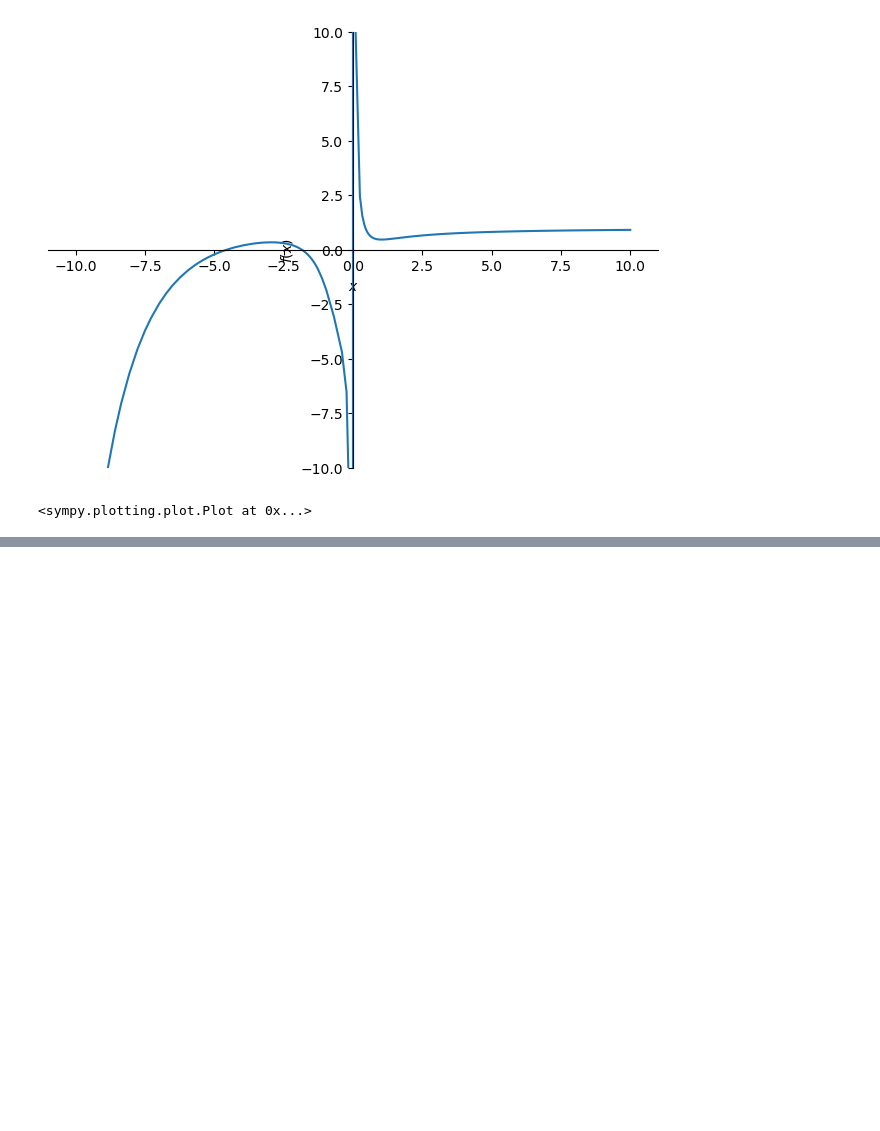
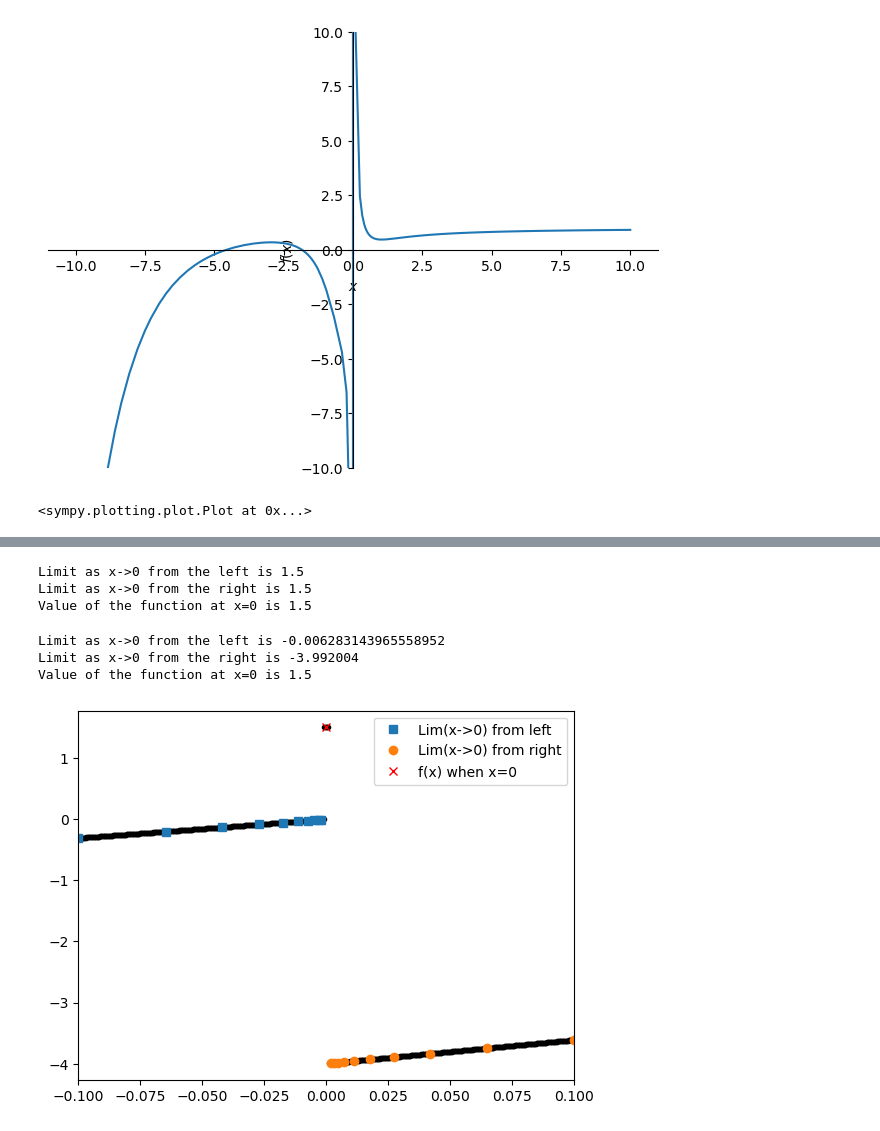
Before and after one commit to BrentGrammer/PROGNOTES, a Jupyter notebook: Calculus/limits.ipynb, the cells around one changed output, grey strips where cells are left out. Cells and saved outputs as stored; diff of their text form; code cells hidden in the pictures; blank space fills up the shorter version.

```diff
--- a/Calculus/limits.ipynb
+++ b/Calculus/limits.ipynb
@@ -282,0 +314,55 @@ zoo
+# %%
+# approximate the limit as we approach from the left and right for above fn
+
+# create logarithmically spaced numbers from -.1 to -.0002 (arbitrary range)
+# these represent the subdomains of negative and positive as x approaches 0 (for left and right limits)
+xFromLeft = -np.logspace(np.log10(.1),np.log10(.0002),10) # this starts at -.01 and approaches and gets close to 0
+xFromRight = np.logspace(np.log10(.0002),np.log10(.1),10) # positive num starts close to 0 and then gets further away to +.1
+
+# run the function with the approaches to 0 on each side:
+limitFromLeft = fx(xFromLeft)
+limitFromRight = fx(xFromRight)
+
+print(f'Limit as x->0 from the left is {limitFromLeft[-1]}') # we want the last element since it is closest to zero in that list passed into the fn
+print(f'Limit as x->0 from the right is {limitFromRight[0]}') # we want the last element since it is closest to zero in that list passed into the fn
+print(f'Value of the function at x=0 is {fx(0)}')
+
+### ***The Limits are both 1.5 and the output is 1.5 - this is WRONG! see the plot to see the limits for the left and right are different
+# What's happening is that originally the .0002 used in the xFromLeft and xFromRight ranges to approach 0 was too small and getting within the tolerance set in the function (so it was considering it as 0 and computing 1.5 per the function rule)
+# We should
+# %% [output]
+Limit as x->0 from the left is 1.5
+Limit as x->0 from the right is 1.5
+Value of the function at x=0 is 1.5
+# %%
+# Corrected with the ranges as x approaches 0 moved so they don't fall within the tolerance set in the function (probably should pass this in to the fn)
+
+# Change from .0002 to .002 so that it is outside of the tolerance set in the fn:
+xFromLeft = -np.logspace(np.log10(.1),np.log10(.002),10) # this starts at -.01 and approaches and gets close to 0
+xFromRight = np.logspace(np.log10(.002),np.log10(.1),10) # positive num starts close to 0 and then gets further away to +.1
+
+limitFromLeft = fx(xFromLeft)
+limitFromRight = fx(xFromRight)
+
+print(f'Limit as x->0 from the left is {limitFromLeft[-1]}') # we want the last element since it is closest to zero in that list passed into the fn
+print(f'Limit as x->0 from the right is {limitFromRight[0]}') # we want the last element since it is closest to zero in that list passed into the fn
+print(f'Value of the function at x=0 is {fx(0)}')
+
+# Now we see that the limits from the right and left match what we see in the plot.
+
+## Plot it out
+
+plt.plot(xx,fx(xx),'k.') # using dots `.` eliminates the vertical line artifact at the jump discontinuity in the plot
+plt.plot(xFromLeft,limitFromLeft,'s',label='Lim(x->0) from left')
+plt.plot(xFromRight,limitFromRight,'o',label='Lim(x->0) from right')
+plt.plot(0,fx(0),'rx',label='f(x) when x=0')
+# zoom in on x close to 0 to see limits better
+plt.xlim([-.1,.1])
+
+plt.legend()
+plt.show()
+# %% [output]
+Limit as x->0 from the left is -0.006283143965558952
+Limit as x->0 from the right is -3.992004
+Value of the function at x=0 is 1.5
+[figure, added]
```
Also changed, not shown: parts of 4 cells of this notebook, 5 other files.
